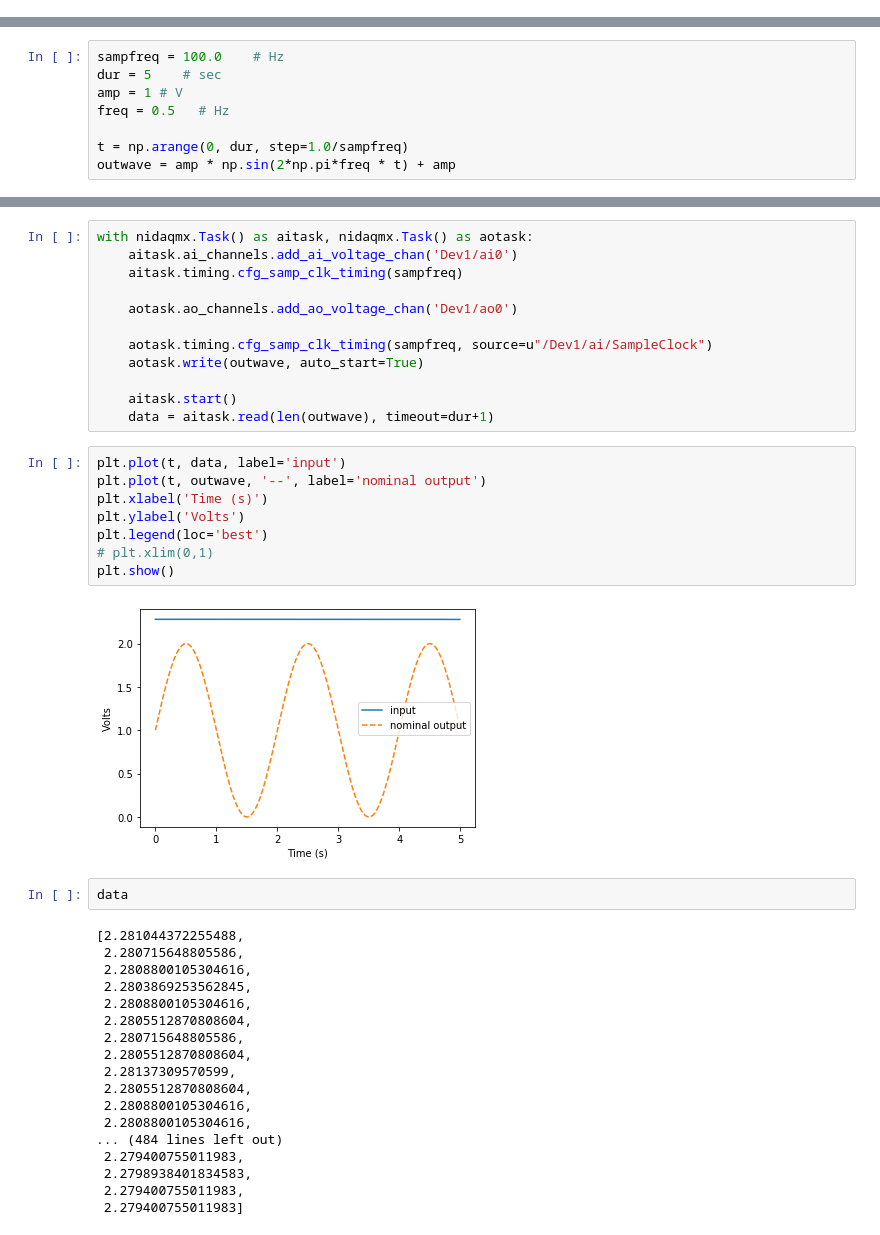
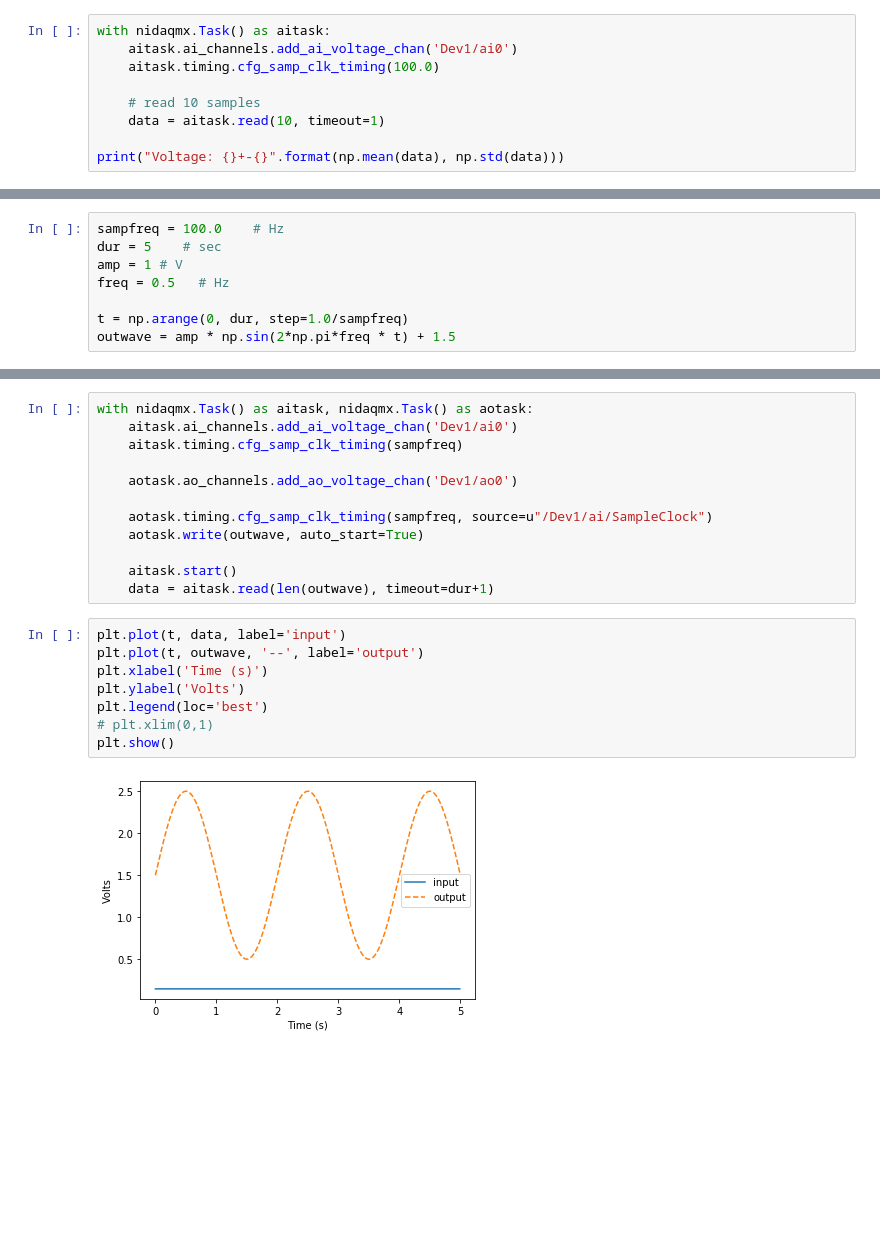
Before and after one commit to tytell/ForceFeedback, a Jupyter notebook: test_input_output.ipynb, the cells around one changed output, grey strips where cells are left out. Drawn from its saved outputs; the diff is of its cells as text; blank space fills up the shorter version.

```diff
--- a/test_input_output.ipynb
+++ b/test_input_output.ipynb
@@ -6,0 +9,9 @@ import nidaqmx
+# %%
+with nidaqmx.Task() as aitask:
+    aitask.ai_channels.add_ai_voltage_chan('Dev1/ai0')
+    aitask.timing.cfg_samp_clk_timing(100.0)
+
+    # read 10 samples
+    data = aitask.read(10, timeout=1)
+
+print("Voltage: {}+-{}".format(np.mean(data), np.std(data)))
@@ -15,7 +28,7 @@ amp = 1 # V
 freq = 0.5   # Hz
 
 t = np.arange(0, dur, step=1.0/sampfreq)
-outwave = amp * np.sin(2*np.pi*freq * t) + amp
+outwave = amp * np.sin(2*np.pi*freq * t) + 1.5
 # %%
 plt.plot(t, outwave)
 plt.show()
@@ -35,31 +48,11 @@ with nidaqmx.Task() as aitask, nidaqmx.Task() as aotask:
     data = aitask.read(len(outwave), timeout=dur+1)
 # %%
 plt.plot(t, data, label='input')
-plt.plot(t, outwave, '--', label='nominal output')
+plt.plot(t, outwave, '--', label='output')
 plt.xlabel('Time (s)')
 plt.ylabel('Volts')
 plt.legend(loc='best')
 # plt.xlim(0,1)
 plt.show()
 # %% [output]
-[figure, old version]
+[figure, new version]
-# %%
-data
-# %% [output]
-[2.281044372255488,
- 2.280715648805586,
- 2.2808800105304616,
- 2.2803869253562845,
- 2.2808800105304616,
- 2.2805512870808604,
- 2.280715648805586,
- 2.2805512870808604,
- 2.28137309570599,
- 2.2805512870808604,
- 2.2808800105304616,
- 2.2808800105304616,
-... (484 lines left out)
- 2.279400755011983,
- 2.2798938401834583,
- 2.279400755011983,
- 2.279400755011983]
```
Also changed, not shown: parts of 2 cells of this notebook, 2 other files.
